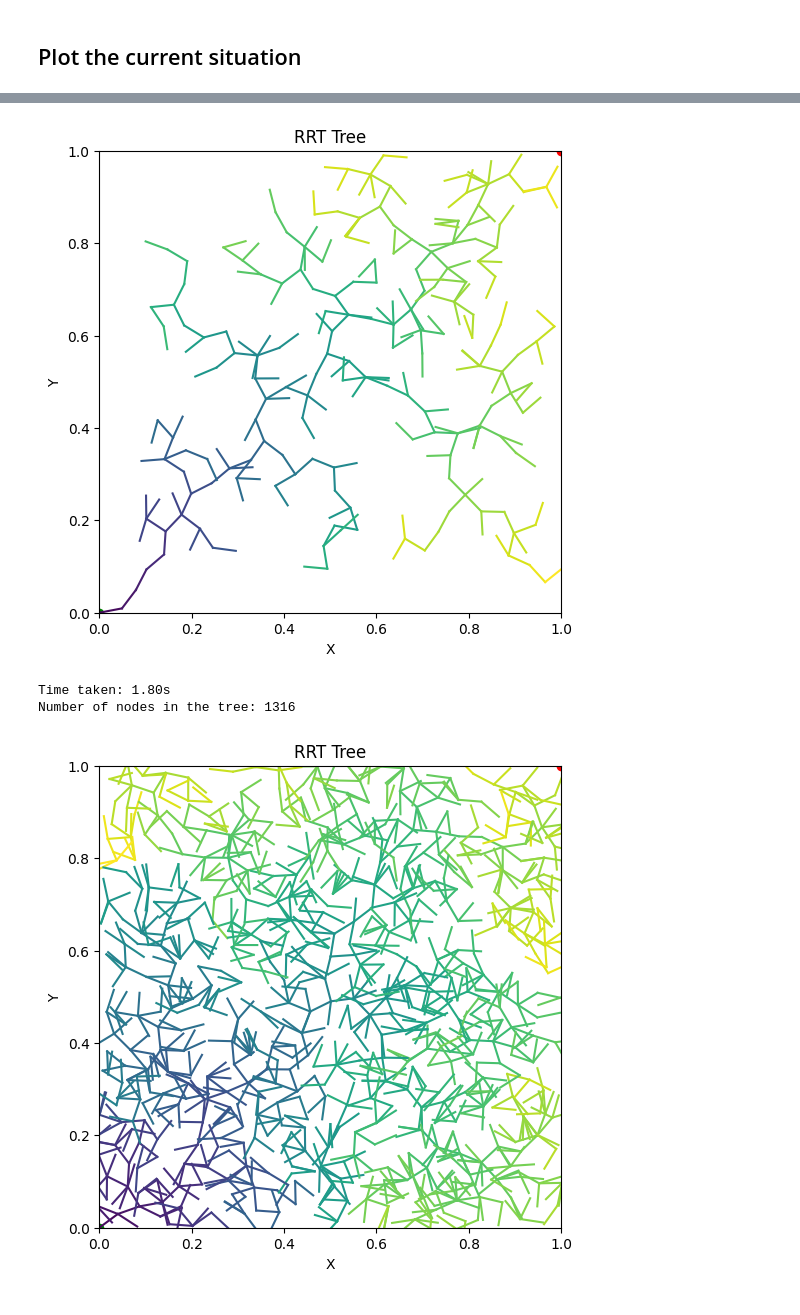
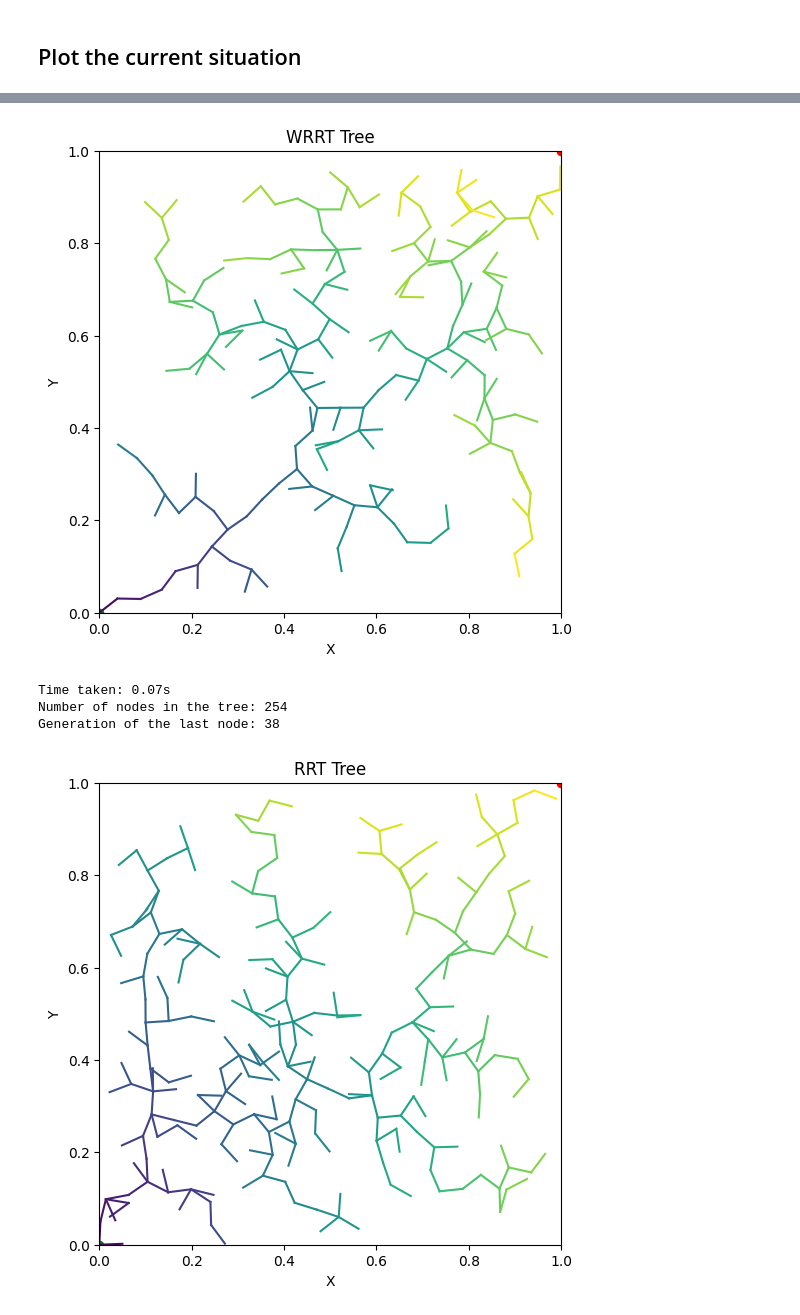
Before and after one commit to SumYin/RRT-Heuristic-EE, a Jupyter notebook: main.ipynb, the cells around one changed output, grey strips where cells are left out. Drawn from its saved outputs; the diff is of its cells as text; code cells hidden in the pictures.

```diff
--- a/main.ipynb
+++ b/main.ipynb
@@ -149,7 +149,8 @@ def wrrt_algorithm(start, goal, goalRange, heuristicMap, distanceUnit, heuristic
         path.append(new_point)
         tree[new_point] = (closest_node, tree[closest_node][1] + 1)
 
-    return tree
+    # Return the tree and the generation count of the last node
+    return tree, tree[path[-1]][1]
 
 def rrt_algorithm(start, goal, goalRange, distanceUnit, pick_random_point):
     tree = {start: (None, 0)}  # Dictionary to store parent and generation for each node
@@ -175,7 +176,8 @@ def rrt_algorithm(start, goal, goalRange, distanceUnit, pick_random_point):
         path.append(new_point)
         tree[new_point] = (closest_node, tree[closest_node][1] + 1)
 
-    return tree
+    # Return the tree and the generation count of the last node
+    return tree, tree[path[-1]][1]
 # %% [markdown]
 ## Plot the current situation
 # %%
@@ -204,9 +199,13 @@ plt.show()
 # %%
 # run the WRRT algorithm and record the time taken
 start_time = time.time()
-tree = wrrt_algorithm(start, goal, goalRange, heuristicMap, distanceUnit, heuristic2coord, pick_weighted_random_cell)
+solved = wrrt_algorithm(start, goal, goalRange, heuristicMap, distanceUnit, heuristic2coord, pick_weighted_random_cell)
+tree= solved[0]
+
 print(f"Time taken: {time.time() - start_time:.2f}s")
 print(f"Number of nodes in the tree: {len(tree)}")
+print(f"Generation of the last node: {solved[1]}")
+
 
 # plot the tree with color coding using the generation
 plt.figure(figsize=(6, 6))
@@ -217,20 +216,23 @@ plt.ylim(0, 1)
 plt.gca().set_aspect('equal', adjustable='box')
 plt.xlabel('X')
 plt.ylabel('Y')
+
 for node, (parent, generation) in tree.items():
     if parent is not None:
         # color code based on generation
         color = plt.cm.viridis(generation / max(tree.values(), key=lambda x: x[1])[1])
         plt.plot([parent[0], node[0]], [parent[1], node[1]], color=color)
-# plt.colorbar(plt.cm.ScalarMappable(cmap='viridis'), label='Generation')
-plt.title('RRT Tree')
+plt.title('WRRT Tree')
 plt.show()
 
-#now lets run the RRT algorithm
+#Run the RRT algorithm and record the time taken
 start_time = time.time()
-tree = rrt_algorithm(start, goal, goalRange, distanceUnit, pick_pure_random_point)
+solved = rrt_algorithm(start, goal, goalRange, distanceUnit, pick_pure_random_point)
+tree= solved[0]
+
 print(f"Time taken: {time.time() - start_time:.2f}s")
 print(f"Number of nodes in the tree: {len(tree)}")
+print(f"Generation of the last node: {solved[1]}")
 
 # plot the tree with color coding using the generation
 plt.figure(figsize=(6, 6))
@@ -241,6 +243,7 @@ plt.ylim(0, 1)
 plt.gca().set_aspect('equal', adjustable='box')
 plt.xlabel('X')
 plt.ylabel('Y')
+
 for node, (parent, generation) in tree.items():
     if parent is not None:
         # color code based on generation
@@ -255,4 +259,5 @@ Number of nodes in the tree: 274
-[figure, old version]
+[figure, new version]
-Time taken: 1.80s
-Number of nodes in the tree: 1316
+Time taken: 0.07s
+Number of nodes in the tree: 254
+Generation of the last node: 38
-[figure, old version]
+[figure, new version]
```
Also changed, not shown: parts of 7 cells of this notebook, 1 other file.
